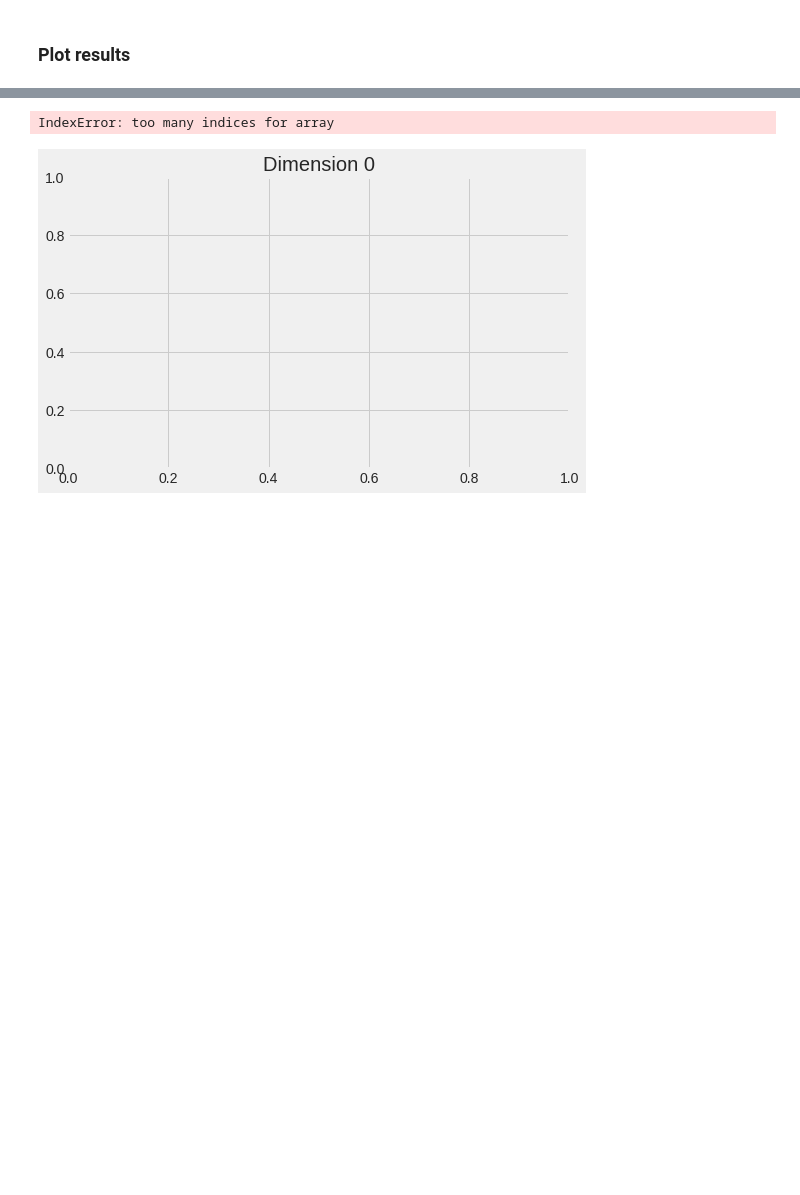
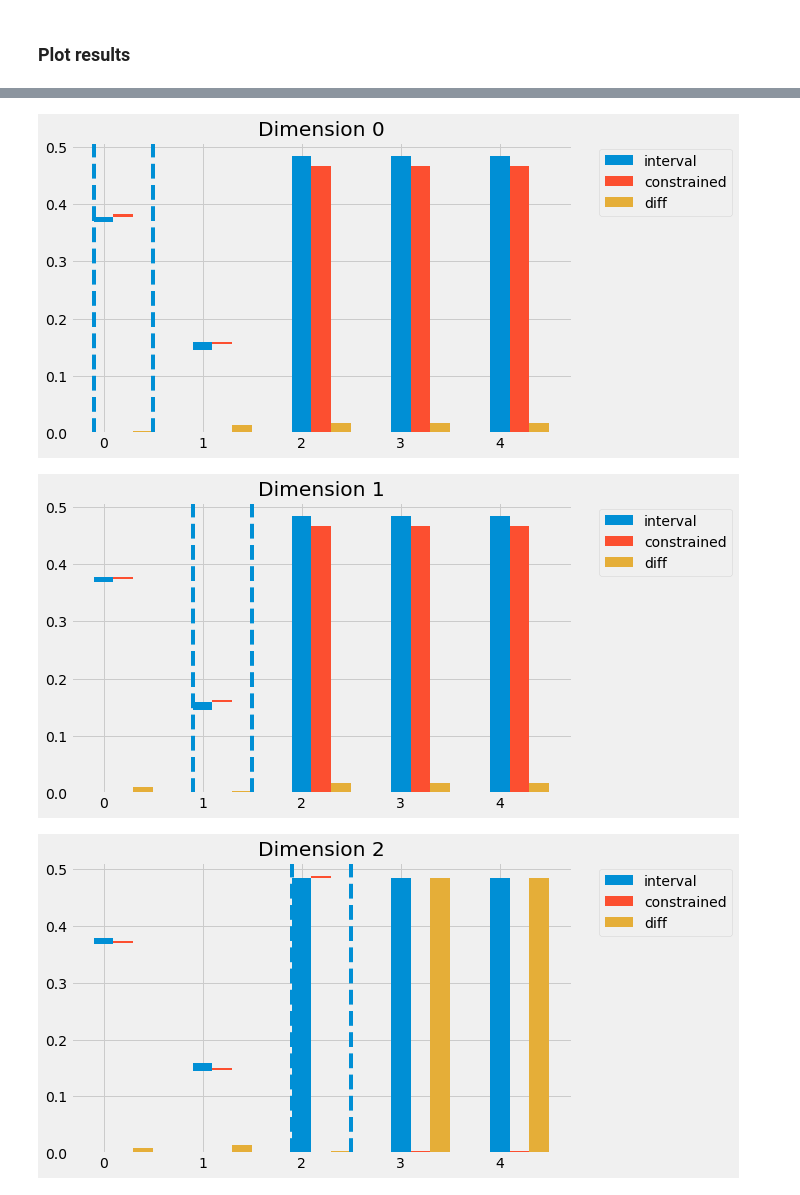
Before and after one commit to lpfann/fri, a Jupyter notebook: notebooks/Test_conRanges.ipynb, the cells around one changed output, grey strips where cells are left out. Drawn from its saved outputs; the diff is of its cells as text; code cells hidden in the pictures; blank space fills up the shorter version.

```diff
--- a/notebooks/Test_conRanges.ipynb
+++ b/notebooks/Test_conRanges.ipynb
@@ -2,6 +2,6 @@
 ## Classification data
 # %%
 from fri import genClassificationData
-X,y = genClassificationData(n_samples=200, n_features=5,n_strel=2, n_redundant=2,
+X,y = genClassificationData(n_samples=200, n_features=5,n_strel=2, n_redundant=3,
                     n_repeated=0, flip_y=0,random_state=2)
 # %% [output]
@@ -53,30 +53,37 @@ fri.community_detection2(X_scaled,y)
 # %%
 def plotbars(bars,names,X,di):
     d = X.shape[1]
+    n_bars =len(bars)
+
     xticks = np.arange(d)
     width = 0.2
     plt.figure(figsize=(8,5))
     plt.title("Dimension {}".format(di))
 
     def plotbar(bar1,name,i):
-        upper_vals = bar1[:, 1]
-        lower_vals = bar1[:, 0]
+        if bar1.ndim>1:
+            upper_vals = bar1[:, 1]
+            lower_vals = bar1[:, 0]
+        else:
+            upper_vals = bar1
+            lower_vals = np.zeros(d)
         height = upper_vals - lower_vals
         height[height < 0.004] =  0.004
         plt.bar(xticks+i*width,height,width,lower_vals,label=name)
-    for bar,name,i in zip(bars,names,range(len(bars))):
+
+    for bar,name,i in zip(bars,names,range(n_bars)):
         plotbar(bar,name,i)
 
-
     plt.axvline(x=di-width/2,linestyle="--")
-    plt.axvline(x=di+3/2*width,linestyle="--")
+    plt.axvline(x=di+n_bars*width-0.5*width,linestyle="--")
     plt.legend(bbox_to_anchor=(1.04,1), loc="upper left")
 # %%
 for d in range(X.shape[1]):
     ints = fri.interval_
-    conr = fri.conranges
-    condiff = fri.conranges_diff
-    plotbars([ints[d],conr[d],condiff[d]],["interval","constrained","diff"],X,d)
+    conr = fri.constrained_ranges_max
+    condiff = fri.constrained_ranges_diff_max[d]
+    plotbars([ints,conr[d],condiff],["interval","constrained","diff"],X,d)
 # %% [output]
-IndexError: too many indices for array
-[figure, old version]
+[figure, new version]
+[figure, added]
+[figure, added]
```
Also changed, not shown: parts of 10 cells of this notebook, 2 other files.
